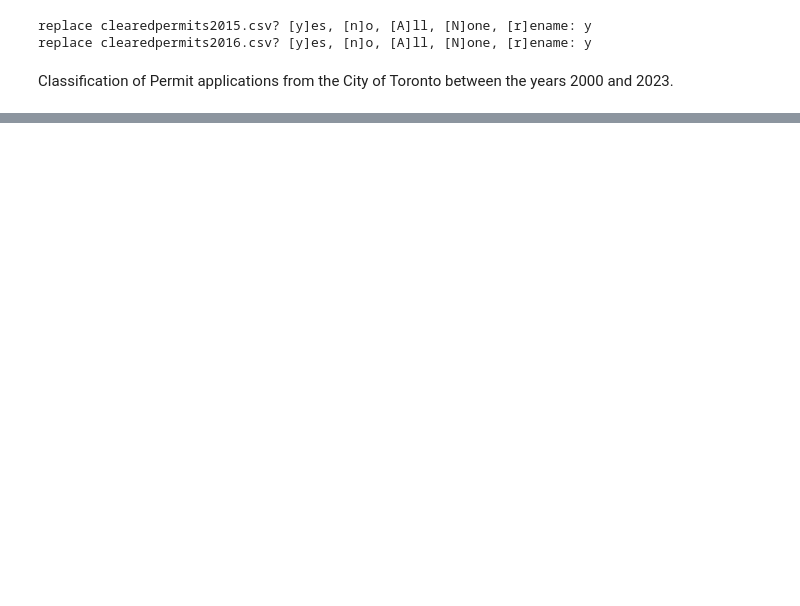
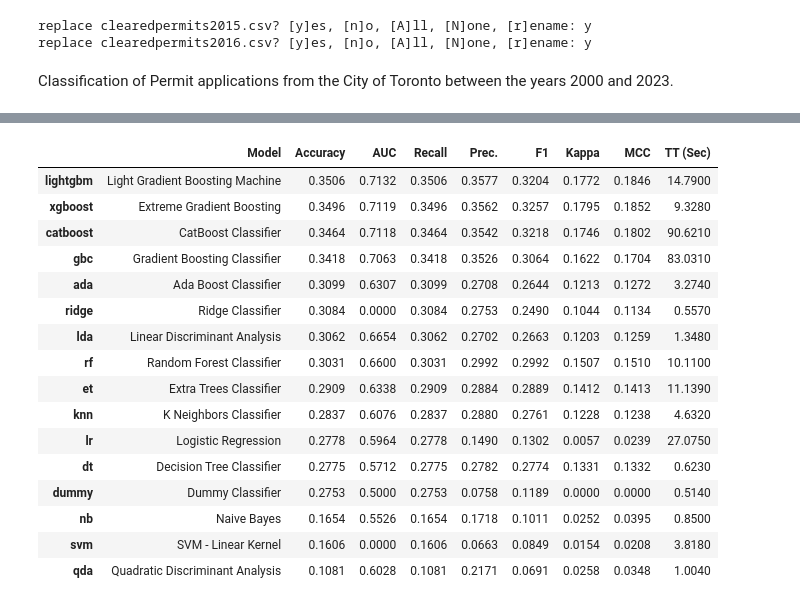
Before and after one commit to ThesanR/TorontoPermitClassification, a Jupyter notebook: PermitClass.ipynb, the cells around one changed output, grey strips where cells are left out. Cells and saved outputs as stored; diff of their text form; code cells hidden in the pictures; blank space fills up the shorter version.

```diff
--- a/PermitClass.ipynb
+++ b/PermitClass.ipynb
@@ -88,0 +96,3 @@ df
+# %%
+best = compare_models()
+# %% [output]
@@ -88,0 +100,17 @@ df
+|  | Model | Accuracy | AUC | Recall | Prec. | F1 | Kappa | MCC | TT (Sec) |
+| lightgbm | Light Gradient Boosting Machine | 0.3506 | 0.7132 | 0.3506 | 0.3577 | 0.3204 | 0.1772 | 0.1846 | 14.7900 |
+| xgboost | Extreme Gradient Boosting | 0.3496 | 0.7119 | 0.3496 | 0.3562 | 0.3257 | 0.1795 | 0.1852 | 9.3280 |
+| catboost | CatBoost Classifier | 0.3464 | 0.7118 | 0.3464 | 0.3542 | 0.3218 | 0.1746 | 0.1802 | 90.6210 |
+| gbc | Gradient Boosting Classifier | 0.3418 | 0.7063 | 0.3418 | 0.3526 | 0.3064 | 0.1622 | 0.1704 | 83.0310 |
+| ada | Ada Boost Classifier | 0.3099 | 0.6307 | 0.3099 | 0.2708 | 0.2644 | 0.1213 | 0.1272 | 3.2740 |
+| ridge | Ridge Classifier | 0.3084 | 0.0000 | 0.3084 | 0.2753 | 0.2490 | 0.1044 | 0.1134 | 0.5570 |
+| lda | Linear Discriminant Analysis | 0.3062 | 0.6654 | 0.3062 | 0.2702 | 0.2663 | 0.1203 | 0.1259 | 1.3480 |
+| rf | Random Forest Classifier | 0.3031 | 0.6600 | 0.3031 | 0.2992 | 0.2992 | 0.1507 | 0.1510 | 10.1100 |
+| et | Extra Trees Classifier | 0.2909 | 0.6338 | 0.2909 | 0.2884 | 0.2889 | 0.1412 | 0.1413 | 11.1390 |
+| knn | K Neighbors Classifier | 0.2837 | 0.6076 | 0.2837 | 0.2880 | 0.2761 | 0.1228 | 0.1238 | 4.6320 |
+| lr | Logistic Regression | 0.2778 | 0.5964 | 0.2778 | 0.1490 | 0.1302 | 0.0057 | 0.0239 | 27.0750 |
+| dt | Decision Tree Classifier | 0.2775 | 0.5712 | 0.2775 | 0.2782 | 0.2774 | 0.1331 | 0.1332 | 0.6230 |
+| dummy | Dummy Classifier | 0.2753 | 0.5000 | 0.2753 | 0.0758 | 0.1189 | 0.0000 | 0.0000 | 0.5140 |
+| nb | Naive Bayes | 0.1654 | 0.5526 | 0.1654 | 0.1718 | 0.1011 | 0.0252 | 0.0395 | 0.8500 |
+| svm | SVM - Linear Kernel | 0.1606 | 0.0000 | 0.1606 | 0.0663 | 0.0849 | 0.0154 | 0.0208 | 3.8180 |
+| qda | Quadratic Discriminant Analysis | 0.1081 | 0.6028 | 0.1081 | 0.2171 | 0.0691 | 0.0258 | 0.0348 | 1.0040 |
```
Also changed, not shown: parts of 5 cells of this notebook.
